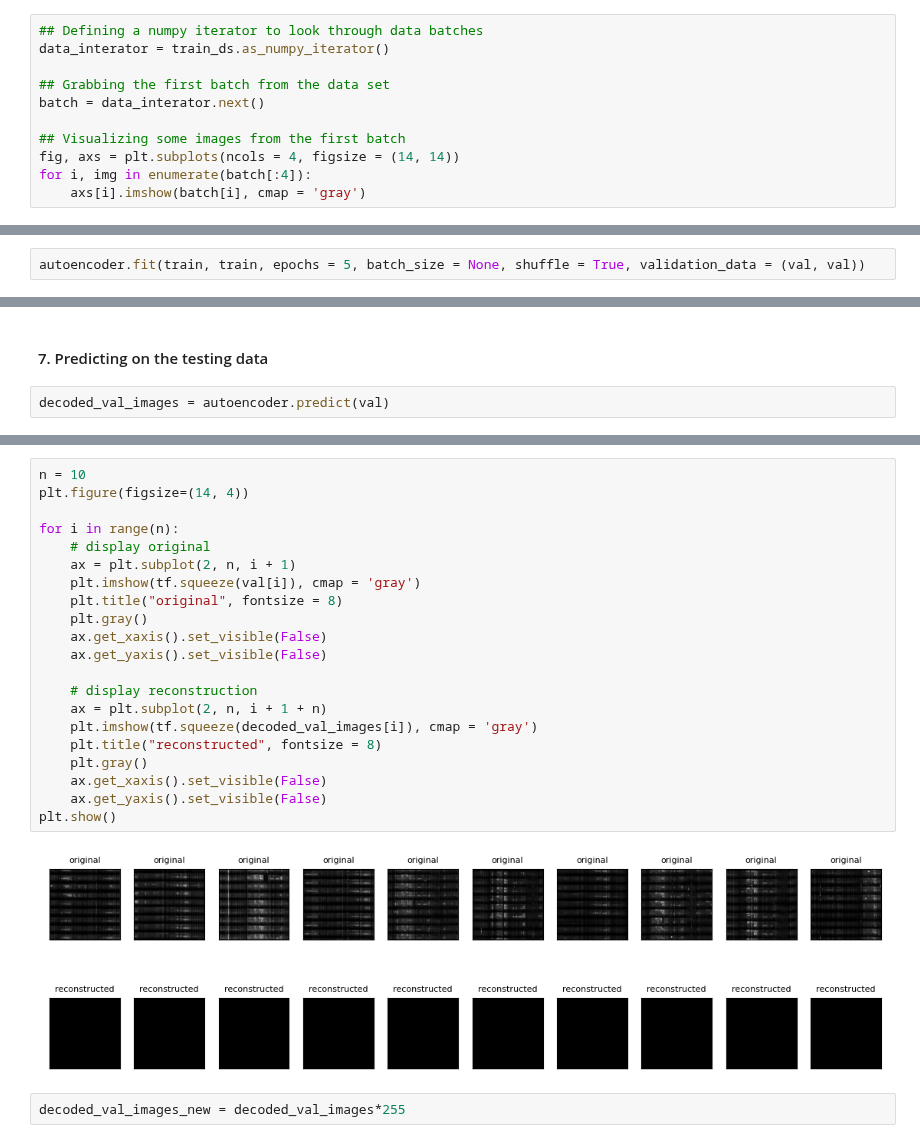
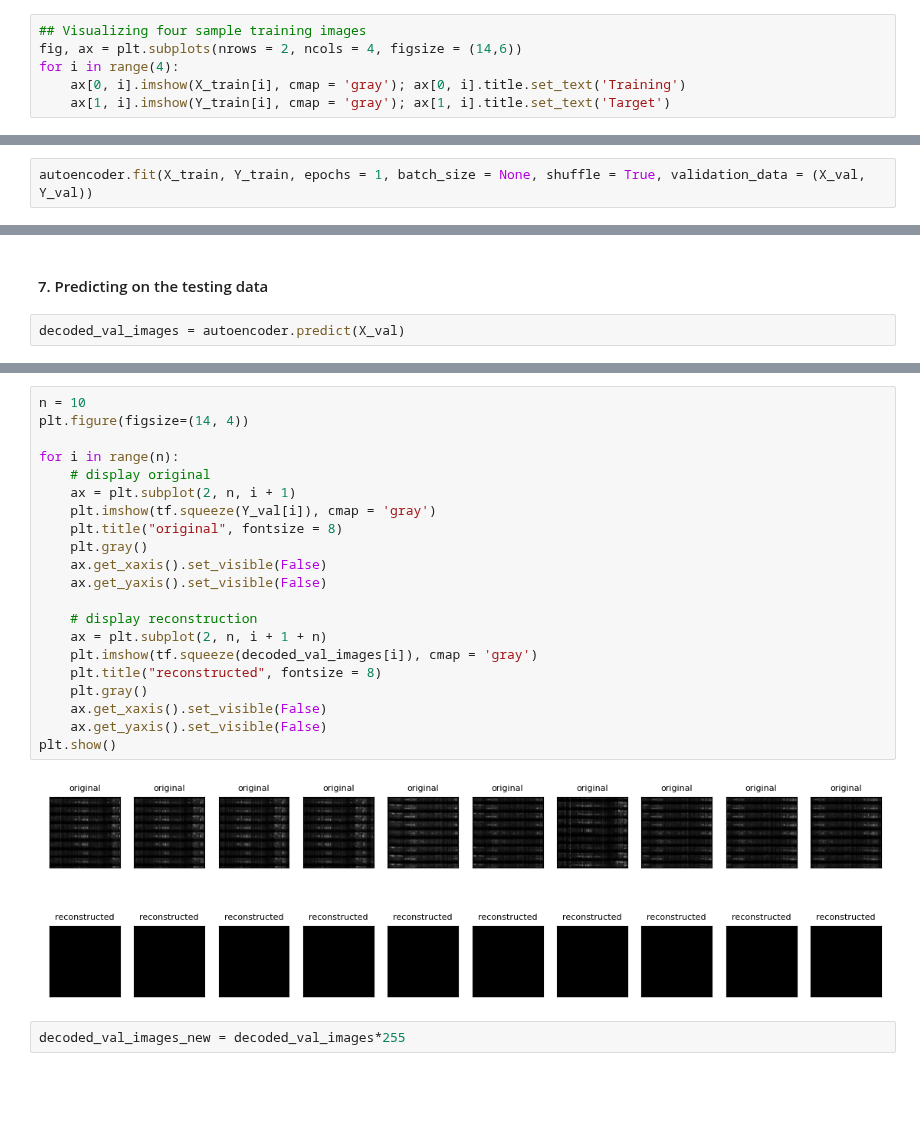
Before and after one commit to Evan-Callaghan/FieldsAcademy-NeuralNetworks, a Jupyter notebook: Project/Working/image_model.ipynb, the cells around one changed output, grey strips where cells are left out. Cells and saved outputs as stored; diff of their text form; blank space fills up the shorter version.

```diff
--- a/Project/Working/image_model.ipynb
+++ b/Project/Working/image_model.ipynb
@@ -79,11 +49,6 @@ val = data.skip(train_size).take(val_size)
-# %%
-## Defining a numpy iterator to look through data batches
-data_interator = train_ds.as_numpy_iterator()
-
-## Grabbing the first batch from the data set
-batch = data_interator.next()
-
-## Visualizing some images from the first batch
-fig, axs = plt.subplots(ncols = 4, figsize = (14, 14))
-for i, img in enumerate(batch[:4]):
-    axs[i].imshow(batch[i], cmap = 'gray')
+# %%
+## Visualizing four sample training images
+fig, ax = plt.subplots(nrows = 2, ncols = 4, figsize = (14,6))
+for i in range(4):
+    ax[0, i].imshow(X_train[i], cmap = 'gray'); ax[0, i].title.set_text('Training')
+    ax[1, i].imshow(Y_train[i], cmap = 'gray'); ax[1, i].title.set_text('Target')
@@ -152,5 +119,5 @@ _________________________________________________________________
 # %% [markdown]
 #### 6. Fitting the autoencoder model
 # %%
-autoencoder.fit(train, train, epochs = 5, batch_size = None, shuffle = True, validation_data = (val, val))
+autoencoder.fit(X_train, Y_train, epochs = 1, batch_size = None, shuffle = True, validation_data = (X_val, Y_val))
 # %% [output]
@@ -168,4 +126,4 @@ Epoch 5/5
 # %% [markdown]
 #### 7. Predicting on the testing data
 # %%
-decoded_val_images = autoencoder.predict(val)
+decoded_val_images = autoencoder.predict(X_val)
@@ -172,26 +132,26 @@ decoded_val_images = autoencoder.predict(val)
 # %%
 n = 10
 plt.figure(figsize=(14, 4))
 
 for i in range(n):
     # display original
     ax = plt.subplot(2, n, i + 1)
-    plt.imshow(tf.squeeze(val[i]), cmap = 'gray')
+    plt.imshow(tf.squeeze(Y_val[i]), cmap = 'gray')
     plt.title("original", fontsize = 8)
     plt.gray()
     ax.get_xaxis().set_visible(False)
     ax.get_yaxis().set_visible(False)
 
     # display reconstruction
     ax = plt.subplot(2, n, i + 1 + n)
     plt.imshow(tf.squeeze(decoded_val_images[i]), cmap = 'gray')
     plt.title("reconstructed", fontsize = 8)
     plt.gray()
     ax.get_xaxis().set_visible(False)
     ax.get_yaxis().set_visible(False)
 plt.show()
 # %% [output]
-[figure, old version]
+[figure, new version]
 # %%
 decoded_val_images_new = decoded_val_images*255
 # %%
```
Also changed, not shown: parts of 12 cells of this notebook, 1 other file.
